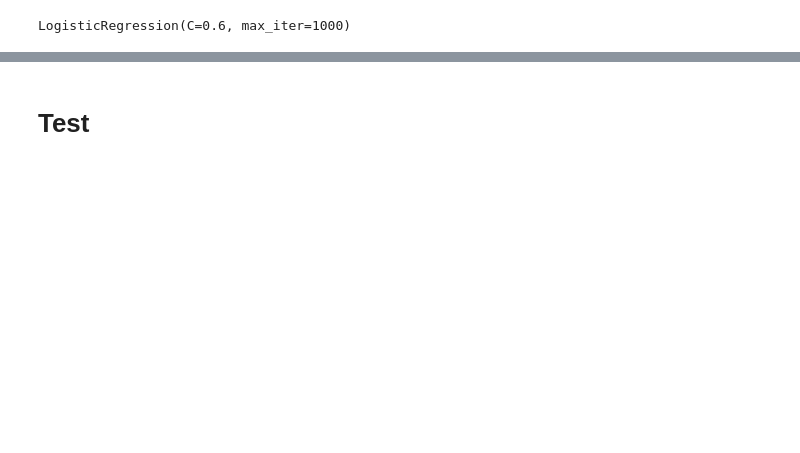
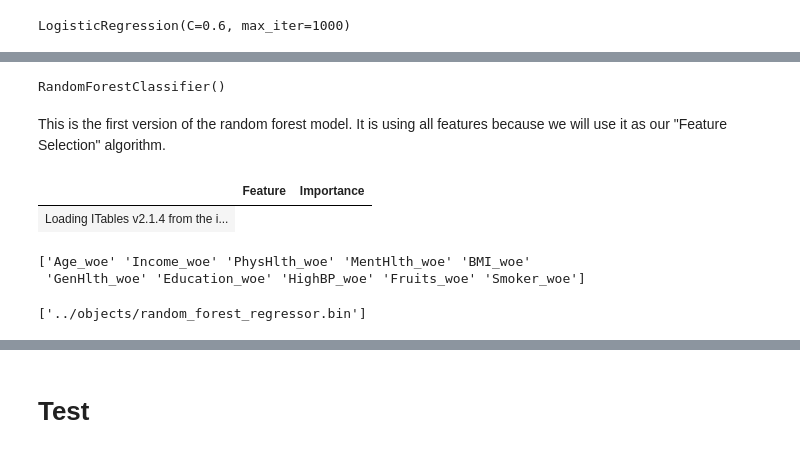
Before and after one commit to barrenha95/diabetes-prediction, a Jupyter notebook: notebooks/modeling.ipynb, the cells around one changed output, grey strips where cells are left out. Drawn from its saved outputs; the diff is of its cells as text; code cells hidden in the pictures; blank space fills up the shorter version.

Commit message:
random-forest-feature-selection

```diff
--- a/notebooks/modeling.ipynb
+++ b/notebooks/modeling.ipynb
@@ -161,0 +169,24 @@ joblib.dump(regressor, '../objects/logistic_regressor.bin', compress=True)
+# %%
+# creating a RF classifier
+rfc = RandomForestClassifier(n_estimators = 100)
+
+# Training the model on the training dataset
+# fit function is used to train the model using the training sets as parameters
+rfc.fit(X_train, y_train)
+# %% [output]
+RandomForestClassifier()
+# %% [markdown]
+This is the first version of the random forest model.
+It is using all features because we will use it as our "Feature Selection" algorithm.
+# %%
+# Extract feature importances
+importances = rfc.feature_importances_
+feature_names = X.columns
+feature_importance_df = pd.DataFrame({'Feature': feature_names, 'Importance': importances})
+
+# Rank features by importance
+feature_importance_df = feature_importance_df.sort_values(by='Importance', ascending=False)
+display(feature_importance_df)
+# %% [output]
+|  | Feature | Importance |
+| Loading ITables v2.1.4 from the i... |
@@ -161,0 +196,9 @@ joblib.dump(regressor, '../objects/logistic_regressor.bin', compress=True)
+# %%
+# Adding "_woe" to the name of the selected columns
+for feature in range(0, len(top_features)):
+    top_features[feature] = top_features[feature] + '_woe'
+
+print(top_features)
+# %% [output]
+['Age_woe' 'Income_woe' 'PhysHlth_woe' 'MentHlth_woe' 'BMI_woe'
+ 'GenHlth_woe' 'Education_woe' 'HighBP_woe' 'Fruits_woe' 'Smoker_woe']
@@ -161,0 +211,5 @@ joblib.dump(regressor, '../objects/logistic_regressor.bin', compress=True)
+# %%
+rfc.fit(X_train_std, y_train)
+joblib.dump(rfc, '../objects/random_forest_regressor.bin', compress=True)
+# %% [output]
+['../objects/random_forest_regressor.bin']
```
Also changed, not shown: parts of 13 cells of this notebook, 4 other files.
